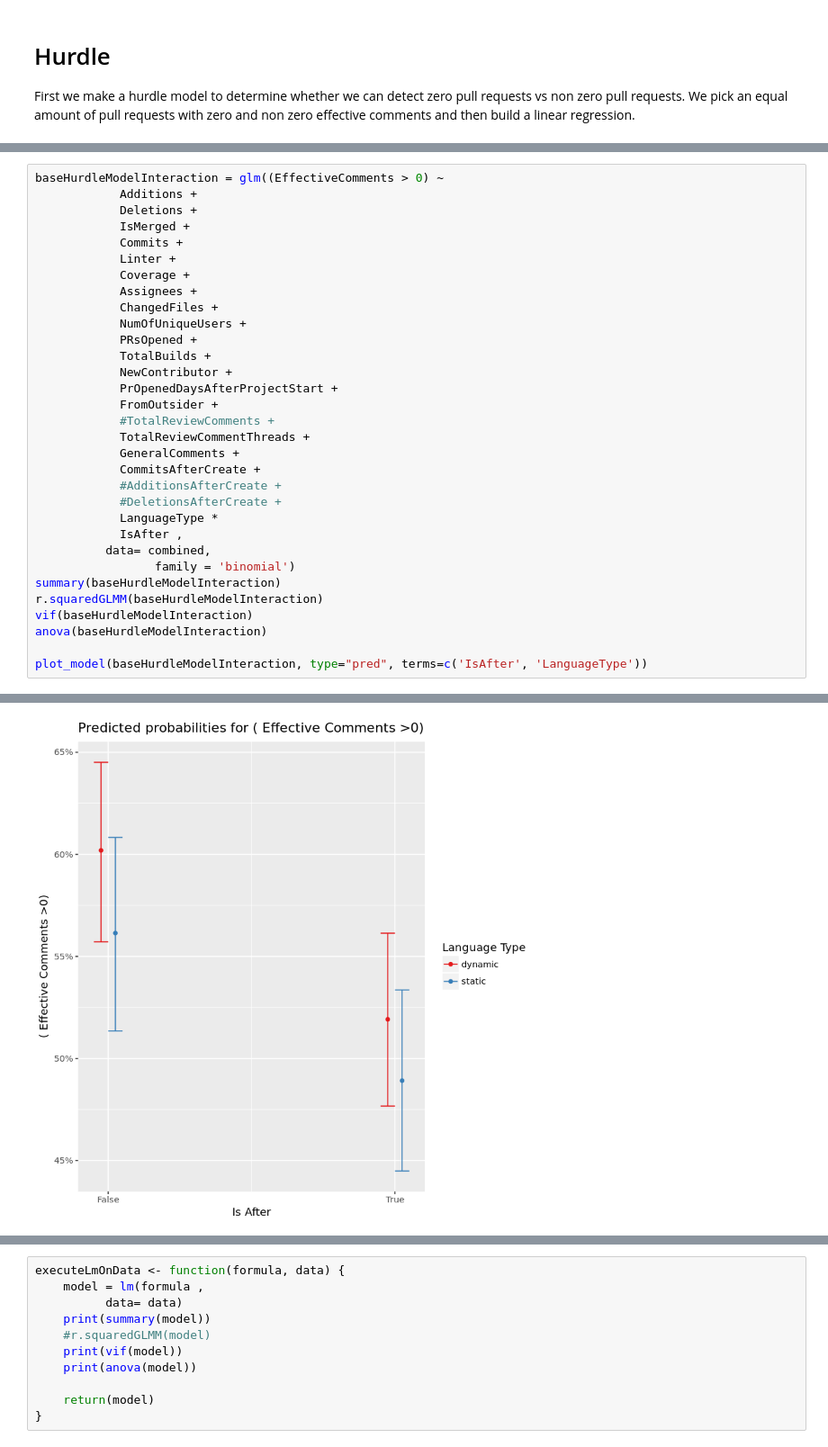
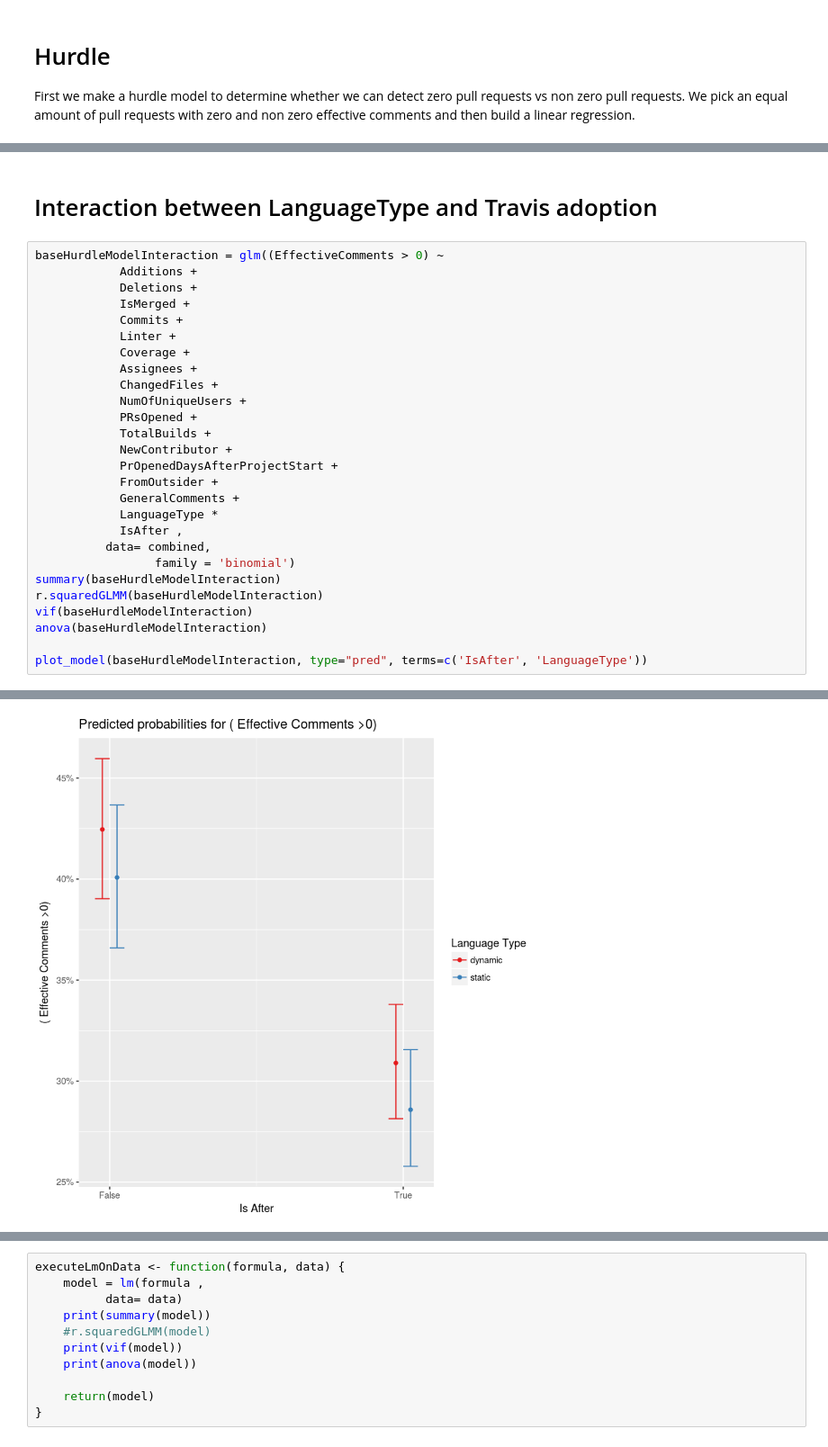
Before and after one commit to TheDutchDevil/code_reviews, a Jupyter notebook: analysis/effective_comments_models.ipynb, the cells around one changed output, grey strips where cells are left out. Shown: that part at 90% size. Drawn from its saved outputs; the diff is of its cells as text.

```diff
--- a/analysis/effective_comments_models.ipynb
+++ b/analysis/effective_comments_models.ipynb
@@ -197,3 +210,5 @@ PrOpenedDaysAfterProjectStart                  FromOutsider
+# %% [markdown]
+# Interaction between LanguageType and Travis adoption
 # %%
 baseHurdleModelInteraction = glm((EffectiveComments > 0) ~
             Additions +
@@ -210,12 +225,7 @@ baseHurdleModelInteraction = glm((EffectiveComments > 0) ~
             NewContributor +
             PrOpenedDaysAfterProjectStart +
             FromOutsider +
-            #TotalReviewComments +
-            TotalReviewCommentThreads +
             GeneralComments +
-            CommitsAfterCreate +
-            #AdditionsAfterCreate +
-            #DeletionsAfterCreate +
             LanguageType *
             IsAfter ,
           data= combined,
@@ -286 +294 @@ PrOpenedDaysAfterProjectStart                  FromOutsider
-[figure, old version]
+[figure, new version]
```
Also changed, not shown: parts of 28 cells of this notebook, 10 other files.
